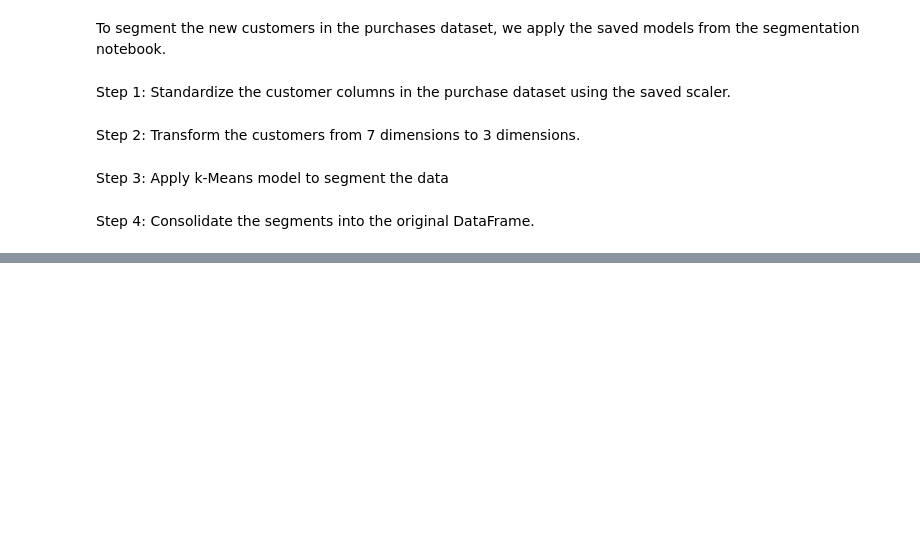
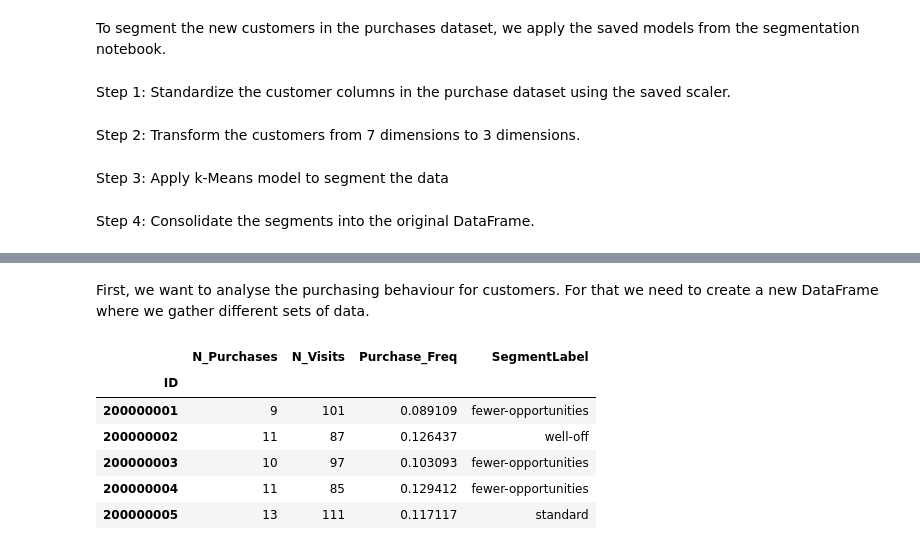
Before and after one commit to sheikhomar/customer-analytics, a Jupyter notebook: purchase_data_analysis.ipynb, the cells around one changed output, grey strips where cells are left out. Drawn from its saved outputs; the diff is of its cells as text; code cells hidden in the pictures; blank space fills up the shorter version.

```diff
--- a/purchase_data_analysis.ipynb
+++ b/purchase_data_analysis.ipynb
@@ -107,0 +109,13 @@ df_purchases['SegmentLabel'] = df_purchases['Segment'].map(segment_labels)
+# %% [markdown]
+First, we want to analyse the purchasing behaviour for customers.
+For that we need to create a new DataFrame where we gather different sets of data.
+# %%
+# Number of visits per customer
+df_customer_n_visits = df_purchases[['ID', 'Incidence']].groupby(['ID']).count()
+df_customer_n_visits.rename(columns={'Incidence': 'N_Visits'}, inplace=True)
+# df_customer_n_visits.head()
+# %%
+# Number of purchases per customer
+df_customer_n_purchases = df_purchases[['ID', 'Incidence']].groupby(['ID']).sum()
+df_customer_n_purchases.rename(columns={'Incidence': 'N_Purchases'}, inplace=True)
+# df_customer_n_purchases.head()
@@ -107,0 +129,14 @@ df_purchases['SegmentLabel'] = df_purchases['Segment'].map(segment_labels)
+# %%
+# Since each customer has a unique SegmentLabel, we can pick the first one.
+df_customer_segment = df_purchases[['ID', 'SegmentLabel']].groupby(['ID']).first()
+
+df_customer_stats = df_customer_stats.join(df_customer_segment)
+df_customer_stats.head()
+# %% [output]
+|  | N_Purchases | N_Visits | Purchase_Freq | SegmentLabel |
+| ID |  |  |  |  |
+| 200000001 | 9 | 101 | 0.089109 | fewer-opportunities |
+| 200000002 | 11 | 87 | 0.126437 | well-off |
+| 200000003 | 10 | 97 | 0.103093 | fewer-opportunities |
+| 200000004 | 11 | 85 | 0.129412 | fewer-opportunities |
+| 200000005 | 13 | 111 | 0.117117 | standard |
```
Also changed, not shown: parts of 10 cells of this notebook.
